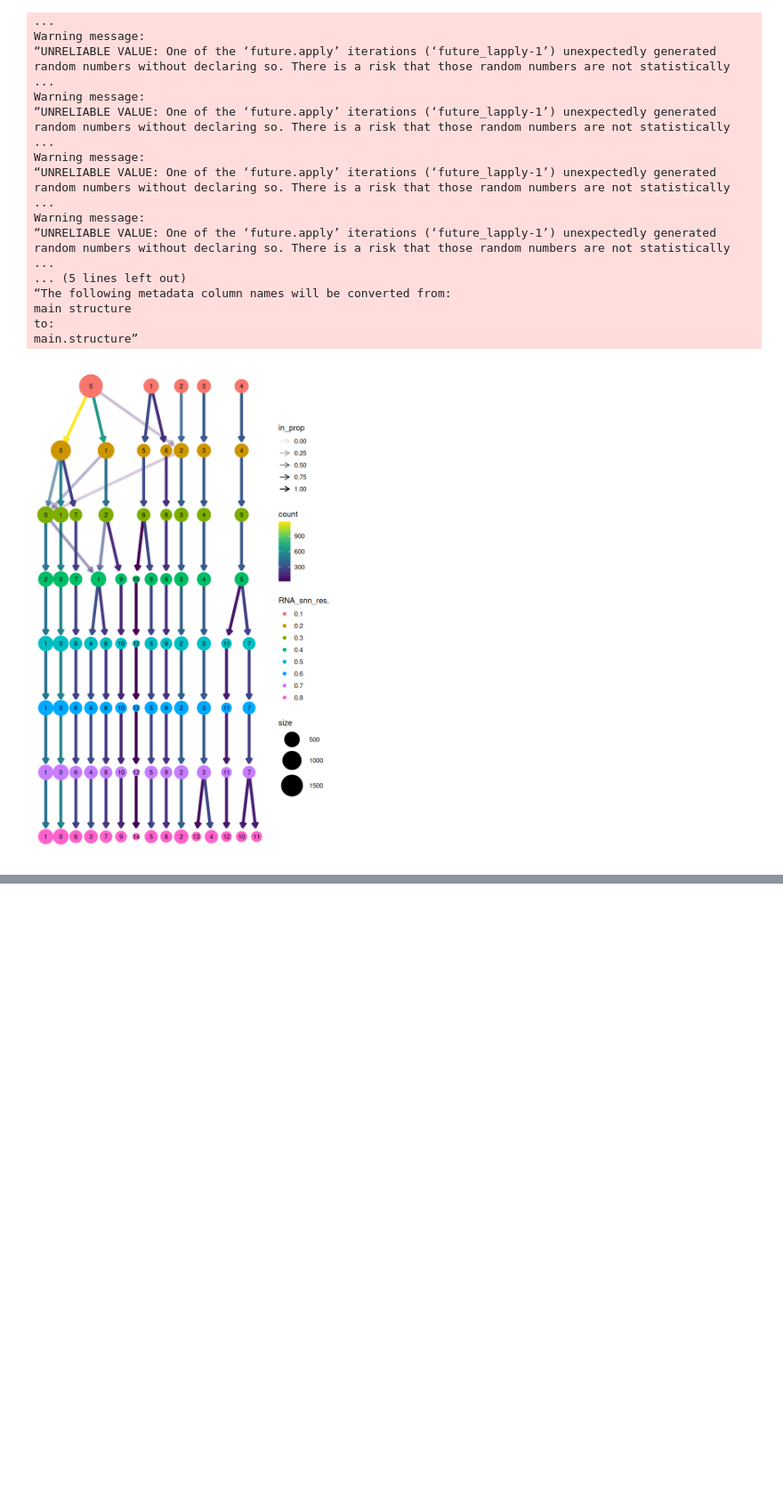
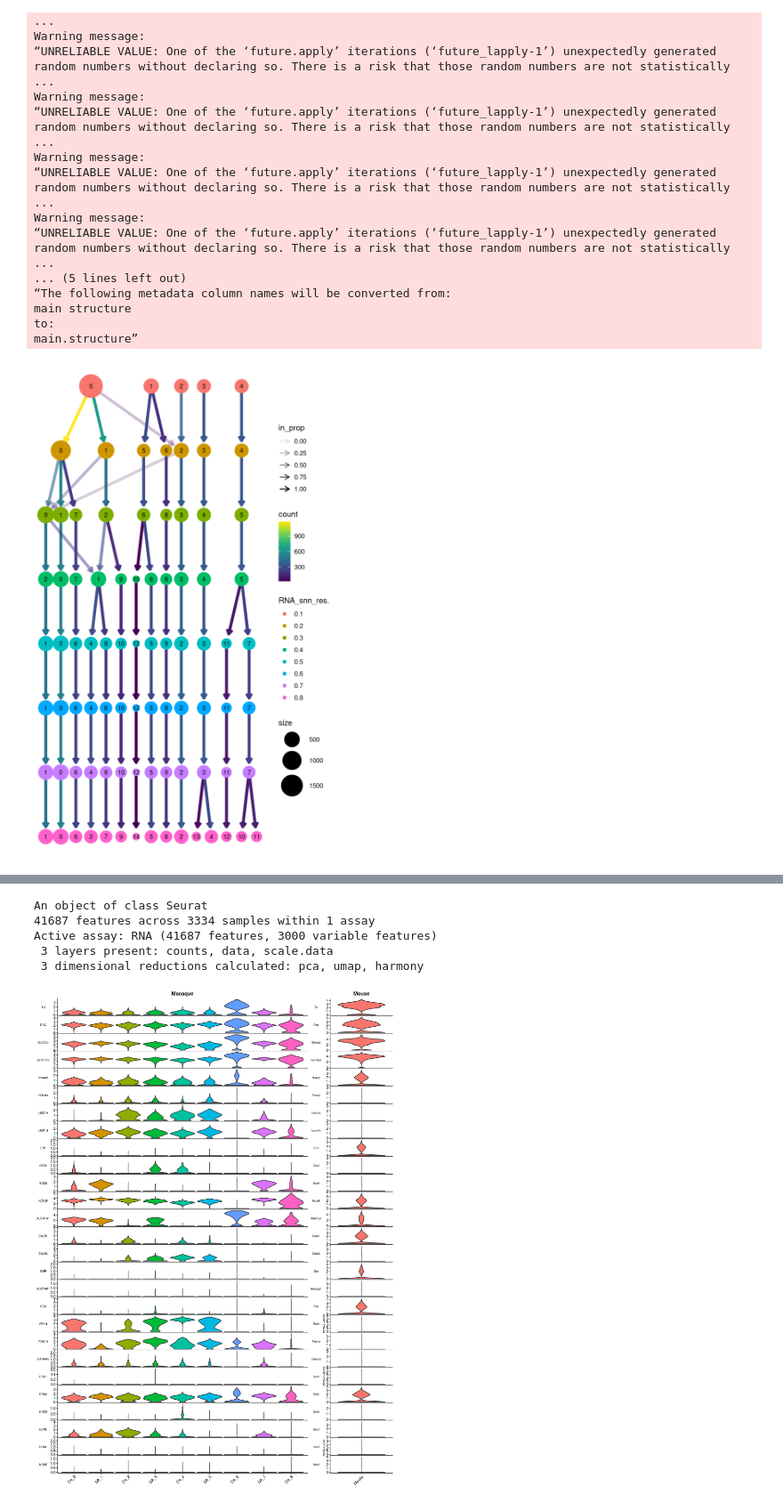
Before and after one commit to qwccccc/Macaque_VTA_snRNA_Script, a Jupyter notebook: Script/2_VTA_DA_cluster.ipynb, the cells around one changed output, grey strips where cells are left out. Shown at 89% size. Saved outputs shown, nothing was run; the diff lists cells and outputs as text; code cells hidden in the pictures; blank space fills up the shorter version.

```diff
--- a/Script/2_VTA_DA_cluster.ipynb
+++ b/Script/2_VTA_DA_cluster.ipynb
@@ -919,0 +1019,79 @@ saveRDS(sub, '/mnt/90-connectome/Personal/CQW/midbrain/datasets/20260831_VTA_DA_
+# %%
+mouse2_DA = readRDS("/mnt/90-connectome/Personal/CQW/midbrain/datasets/mouse_DA_datasets_from_NSB-1.rds")
+mouse2_DA
+# %% [output]
+An object of class Seurat
+41687 features across 3334 samples within 1 assay
+Active assay: RNA (41687 features, 3000 variable features)
+ 3 layers present: counts, data, scale.data
+ 3 dimensional reductions calculated: pca, umap, harmony
+# %%
+# Plot macaque genes row by row.
+features_macaque <- c(
+    'TH', 'DDC', 'SLC6A3', 'SLC18A2', 'NR4A2', 'FOXA2', 'LMX1A', 'LMX1B',
+    'EN1', 'OTX2', 'SOX6', 'KCNJ6', 'ALDH1A1', 'CALB1', 'CALB2',
+    'GRP', 'ADCYAP1', 'CCK', 'RELN', 'PDE1A', 'GABRA5',
+    'DRD1', 'DRD2', 'DRD3','BDNF','GDNF','NDNF'
+)
+
+# 分组与排序均使用元数据中的 cluster，不依赖当前 Idents
+meta_plot <- sub[[]] |>
+    dplyr::transmute(
+        Class = Class,
+        cluster_raw = as.character(cluster)
+    )
+
+if (anyNA(meta_plot) || any(trimws(meta_plot$cluster_raw) == "")) {
+    stop("Class and cluster must contain valid, non-missing labels.")
+}
+
+cluster_order <- meta_plot |>
+    dplyr::distinct(Class, cluster_raw) |>
+    dplyr::arrange(Class, cluster_raw) |>
+    dplyr::pull(cluster_raw)
+
+if (anyDuplicated(cluster_order)) {
+    stop("Each cluster must belong to exactly one Class.")
+}
+
+# 仅修改绘图副本，保留原始对象的身份与元数据
+plot_obj <- sub
+
+plot_obj$cluster_plot <- factor(
+    meta_plot$cluster_raw,
+    levels = cluster_order
+)
+
+Idents(plot_obj) <- "cluster_plot"
+
+missing_macaque <- setdiff(features_macaque, rownames(plot_obj[[DefaultAssay(plot_obj)]]))
+if (length(missing_macaque)) {
+    stop(paste0(
+        "Missing macaque genes: ", paste(missing_macaque, collapse = ", ")
+    ))
+}
+
+paired_plots <- lapply(seq_along(features_macaque), function(i) {
+    p_left <- VlnPlot(
+        plot_obj, features = features_macaque[i],
+        group.by = "cluster_plot", pt.size = 0, sort = FALSE, combine = FALSE
+    )[[1]] + ggplot2::labs(
+        title = if (i == 1L) "Macaque" else NULL,
+        x = NULL, y = features_macaque[i]
+    )
+    row_theme <- ggplot2::theme(
+        legend.position = "none",
+        axis.title.y = ggplot2::element_text(angle = 0, size = 9, vjust = 0.5),
+        plot.title = ggplot2::element_text(hjust = 0.5),
+        plot.margin = ggplot2::margin(1, 5, 1, 5)
+    )
+    if (i < length(features_macaque)) {
+        row_theme <- row_theme + ggplot2::theme(
+            axis.text.x = ggplot2::element_blank(),
+            axis.ticks.x = ggplot2::element_blank()
+        )
+    }
+    list(p_left & row_theme)
+})
+# %% [output]
+[figure, added]
```
Also changed, not shown: parts of 8 cells of this notebook, 10 other files.
